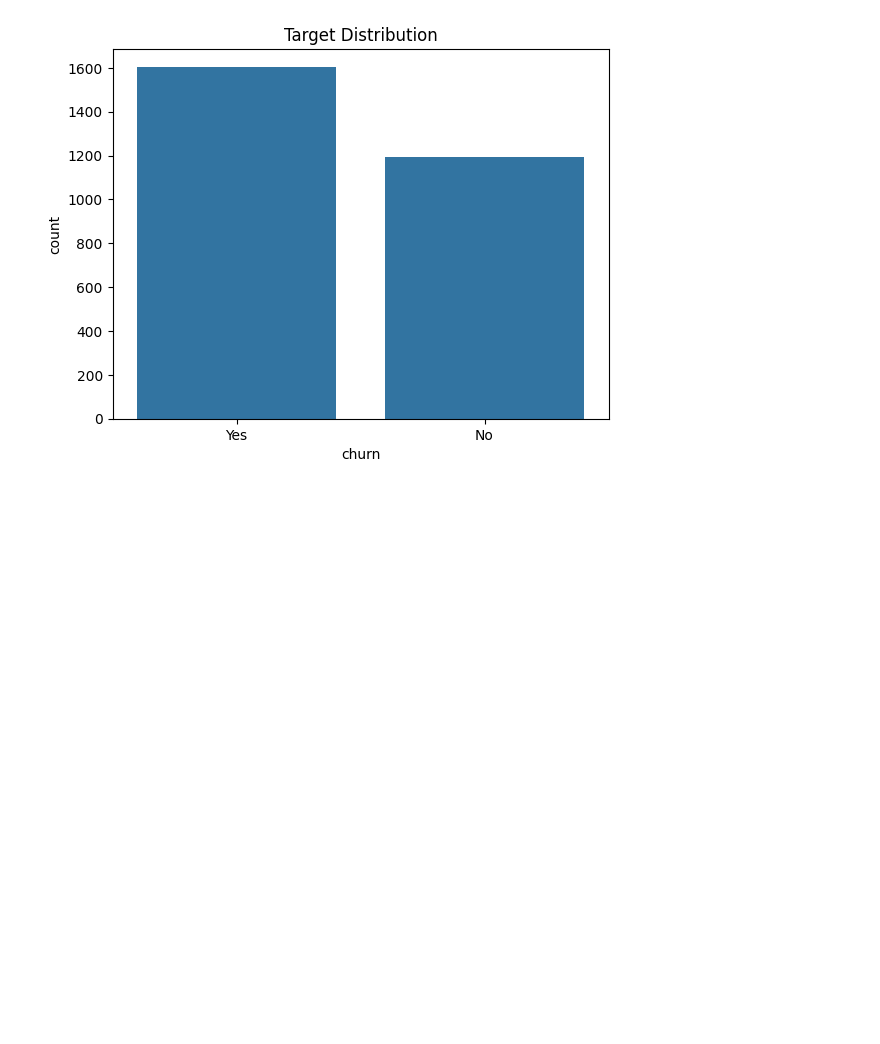
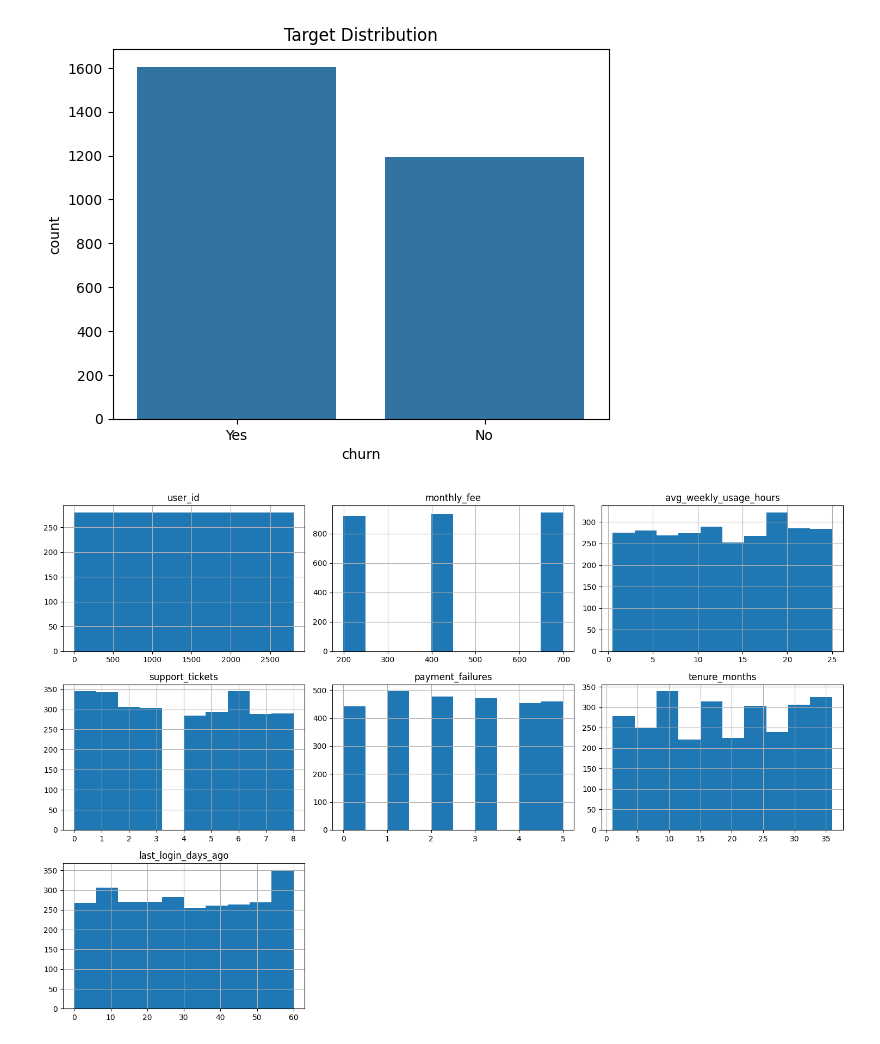
Before and after one commit to priyanshuchestabit257/Traning, a Jupyter notebook: week6/src/notebooks/EDA.ipynb, the cells around one changed output. Drawn from its saved outputs; the diff is of its cells as text; code cells hidden in the pictures; blank space fills up the shorter version.

```diff
--- a/week6/src/notebooks/EDA.ipynb
+++ b/week6/src/notebooks/EDA.ipynb
@@ -46,3 +46,9 @@ plt.title("Target Distribution")
 plt.show()
 # %% [output]
 [figure]
+# %%
+df.hist(figsize=(15,10))
+plt.tight_layout()
+plt.show()
+# %% [output]
+[figure, added]
```
Also changed, not shown: 45 other files.
